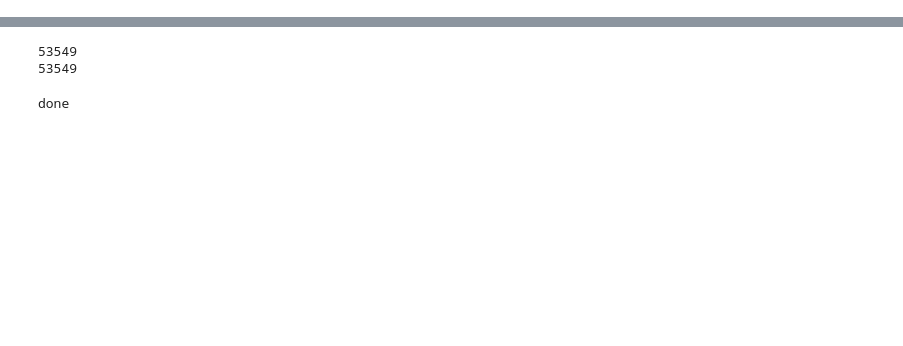
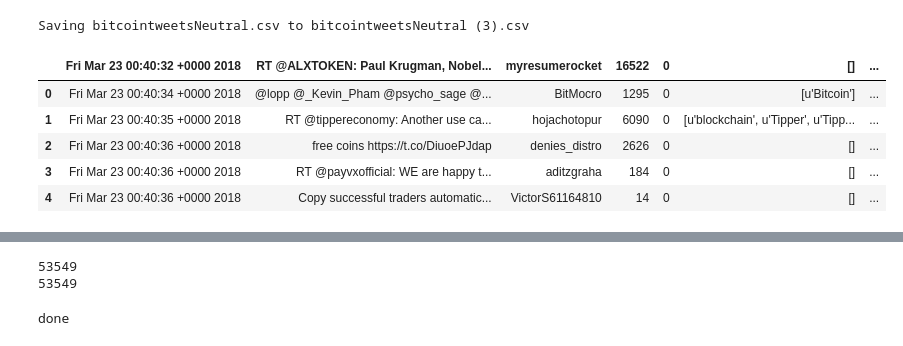
Before and after one commit to hassanjkhan/SALT-DATA, a Jupyter notebook: Untitled.ipynb, the cells around one changed output, grey strips where cells are left out. Cells and saved outputs as stored; diff of their text form; code cells hidden in the pictures; blank space fills up the shorter version.

```diff
--- a/Untitled.ipynb
+++ b/Untitled.ipynb
@@ -23,28 +42,10 @@ model.max_seq_length = 120
 import pandas as pd
 import re
 
-data = pd.read_csv("training-data-positive-and-negative-sentiment-english.csv")
+from google.colab import files
+import io
 
-print(data)
-data = data.replace(to_replace='https?:\/\/\S+', value='', regex=True) # remove https urls
-data = data.replace(to_replace="www\.[a-z]?\.?(com)+|[a-z]+\.(com)", value='', regex=True) # remove www urls
-data = data.replace(to_replace="\[video\]", value='', regex=True) # remove videos that got replaced with [video]
-data = data.replace(to_replace='{link}', value='', regex=True) # remove links
-data = data.replace(to_replace='&[a-z]+;', value='', regex=True) # remove HTML embedded characters
-data = data.replace(to_replace='@[^ ]+', value='', regex=True) # remove @usernames
-
-tweets = []
-labels = []
-for index, row in data.iterrows():
-    tweets.append(row['text'])
-    if row['Sentiment'] == "Positive":
-        labels.append(1)
-    else:
-        labels.append(0)
-
-# print(labels)
-# print(len(labels))
-# print(tweets)
-# print(len(tweets))
-print("after")
-print(data)
+uploaded = files.upload()
+data = pd.read_csv(io.BytesIO(uploaded['bitcointweetsNeutral.csv']))
+data.head()
+# %% [output]
@@ -50,0 +53,7 @@ print(data)
+Saving bitcointweetsNeutral.csv to bitcointweetsNeutral (3).csv
+|  | Fri Mar 23 00:40:32 +0000 2018 | RT @ALXTOKEN: Paul Krugman, Nobel... | myresumerocket | 16522 | 0 | [] | ... |
+| 0 | Fri Mar 23 00:40:34 +0000 2018 | @lopp @_Kevin_Pham @psycho_sage @... | BitMocro | 1295 | 0 | [u'Bitcoin'] | ... |
+| 1 | Fri Mar 23 00:40:35 +0000 2018 | RT @tippereconomy: Another use ca... | hojachotopur | 6090 | 0 | [u'blockchain', u'Tipper', u'Tipp... | ... |
+| 2 | Fri Mar 23 00:40:36 +0000 2018 | free coins https://t.co/DiuoePJdap | denies_distro | 2626 | 0 | [] | ... |
+| 3 | Fri Mar 23 00:40:36 +0000 2018 | RT @payvxofficial: WE are happy t... | aditzgraha | 184 | 0 | [] | ... |
+| 4 | Fri Mar 23 00:40:36 +0000 2018 | Copy successful traders automatic... | VictorS61164810 | 14 | 0 | [] | ... |
```
Also changed, not shown: parts of 11 cells of this notebook.
